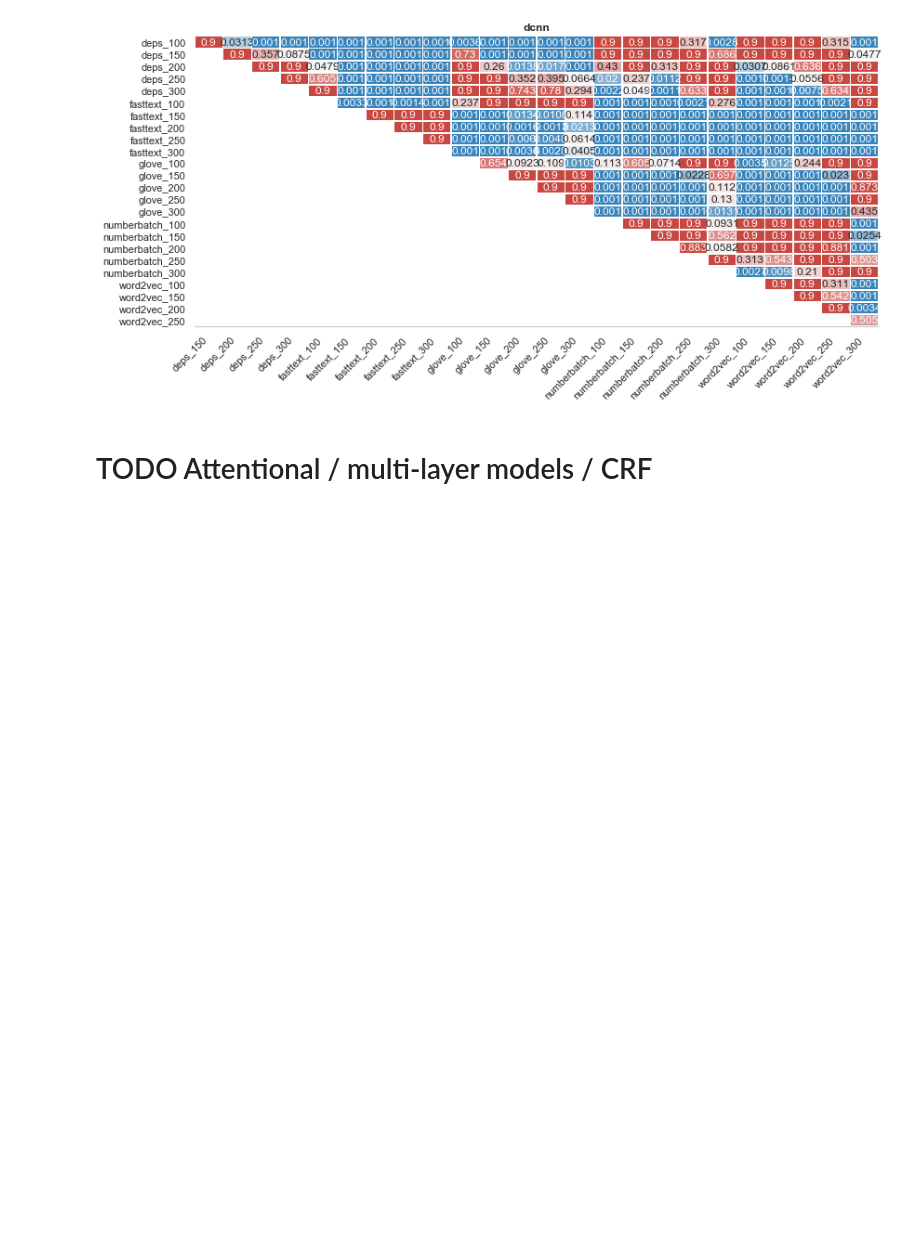
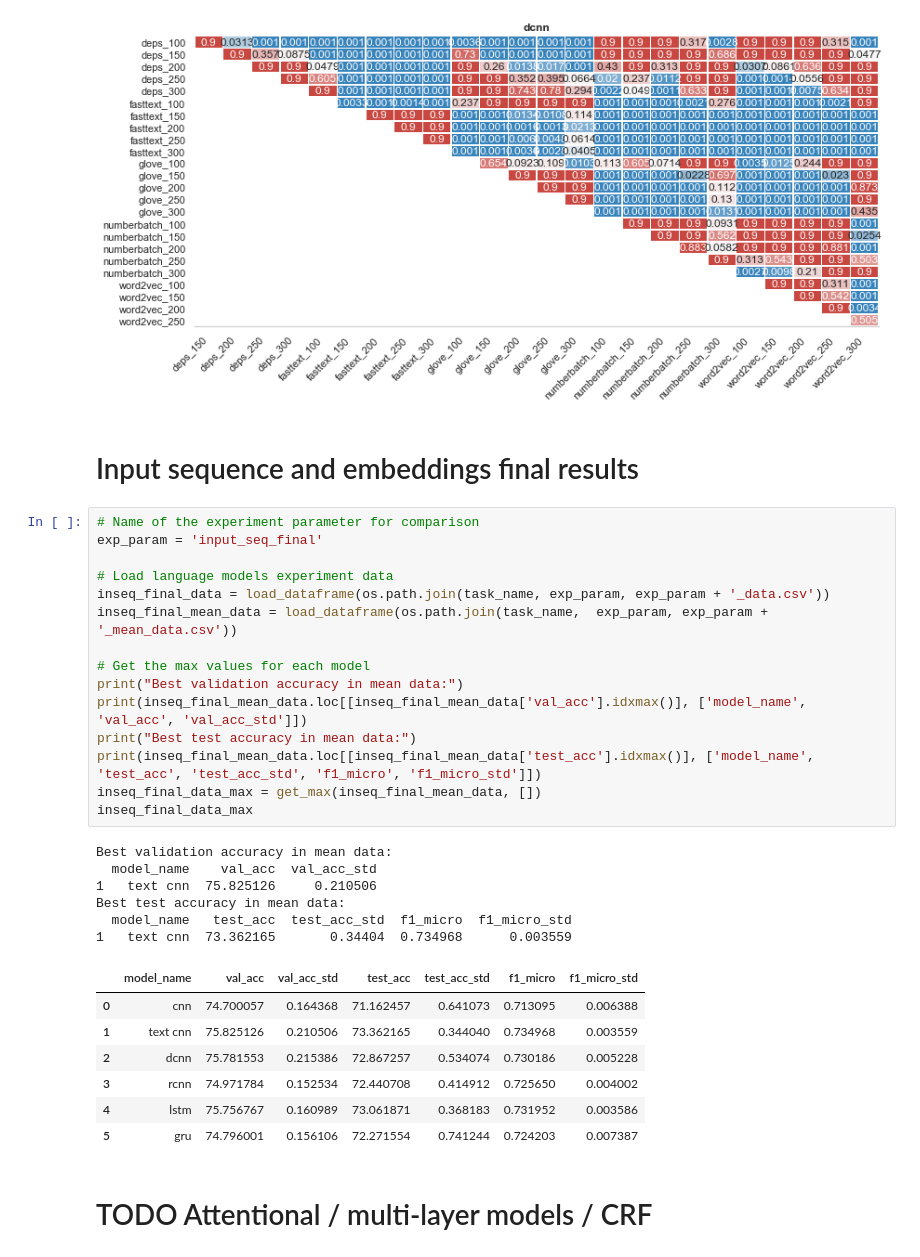
Before and after one commit to NathanDuran/Sentence-Encoding-for-DA-Classification, a Jupyter notebook: data_processing/swda_results.ipynb, the cells around one changed output. Drawn from its saved outputs; the diff is of its cells as text; blank space fills up the shorter version.

```diff
--- a/data_processing/swda_results.ipynb
+++ b/data_processing/swda_results.ipynb
@@ -631,6 +643,37 @@ g, fig = plot_facetgrid(tukey_frame, x='group1', y='group2', hue='p-value', col=
 # g.savefig(os.path.join(task_name, 'embedding_type','embedding_type_anova.png'))
 # %% [output]
 [figure]
+# %% [markdown]
+# Input sequence and embeddings final results
+# %%
+# Name of the experiment parameter for comparison
+exp_param = 'input_seq_final'
+
+# Load language models experiment data
+inseq_final_data = load_dataframe(os.path.join(task_name, exp_param, exp_param + '_data.csv'))
+inseq_final_mean_data = load_dataframe(os.path.join(task_name,  exp_param, exp_param + '_mean_data.csv'))
+
+# Get the max values for each model
+print("Best validation accuracy in mean data:")
+print(inseq_final_mean_data.loc[[inseq_final_mean_data['val_acc'].idxmax()], ['model_name', 'val_acc', 'val_acc_std']])
+print("Best test accuracy in mean data:")
+print(inseq_final_mean_data.loc[[inseq_final_mean_data['test_acc'].idxmax()], ['model_name', 'test_acc', 'test_acc_std', 'f1_micro', 'f1_micro_std']])
+inseq_final_data_max = get_max(inseq_final_mean_data, [])
+inseq_final_data_max
+# %% [output]
+Best validation accuracy in mean data:
+  model_name    val_acc  val_acc_std
+1   text cnn  75.825126     0.210506
+Best test accuracy in mean data:
+  model_name   test_acc  test_acc_std  f1_micro  f1_micro_std
+1   text cnn  73.362165       0.34404  0.734968      0.003559
+|  | model_name | val_acc | val_acc_std | test_acc | test_acc_std | f1_micro | f1_micro_std |
+| 0 | cnn | 74.700057 | 0.164368 | 71.162457 | 0.641073 | 0.713095 | 0.006388 |
+| 1 | text cnn | 75.825126 | 0.210506 | 73.362165 | 0.344040 | 0.734968 | 0.003559 |
+| 2 | dcnn | 75.781553 | 0.215386 | 72.867257 | 0.534074 | 0.730186 | 0.005228 |
+| 3 | rcnn | 74.971784 | 0.152534 | 72.440708 | 0.414912 | 0.725650 | 0.004002 |
+| 4 | lstm | 75.756767 | 0.160989 | 73.061871 | 0.368183 | 0.731952 | 0.003586 |
+| 5 | gru | 74.796001 | 0.156106 | 72.271554 | 0.741244 | 0.724203 | 0.007387 |
 # %% [markdown]
 # TODO Attentional / multi-layer models / CRF
 # %% [markdown]
```
Also changed, not shown: parts of 9 cells of this notebook, 18 other files.
